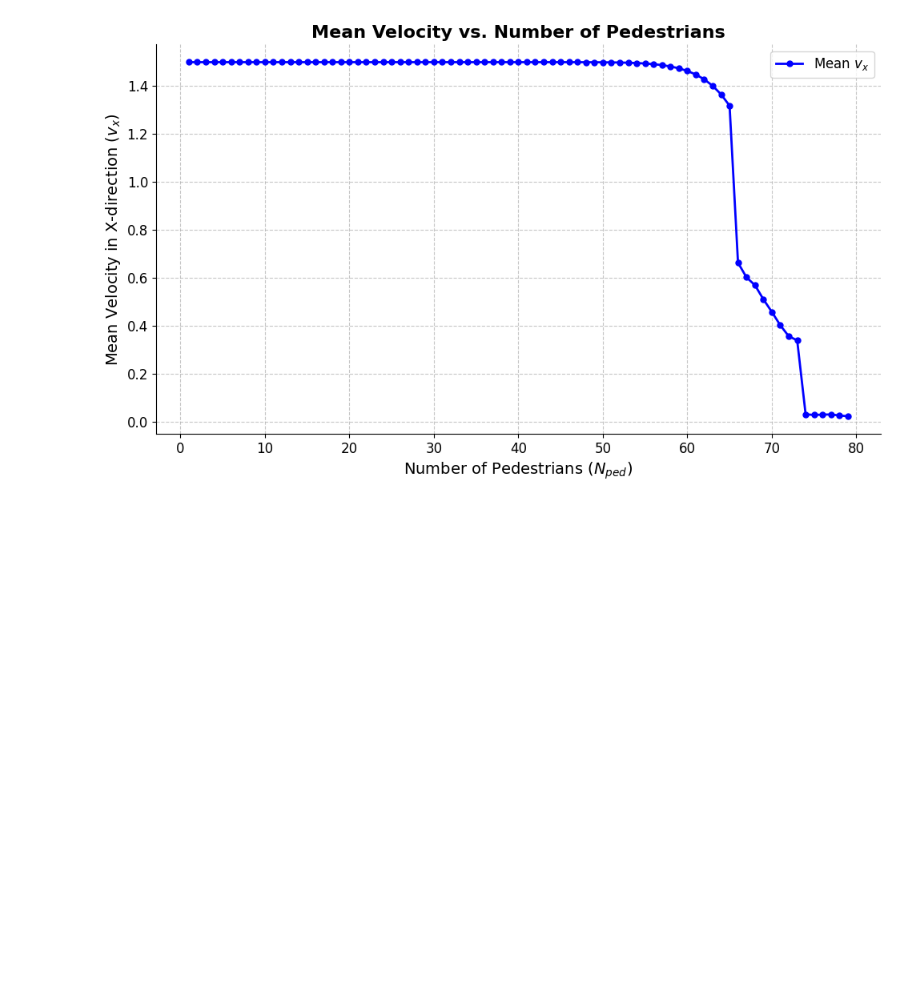
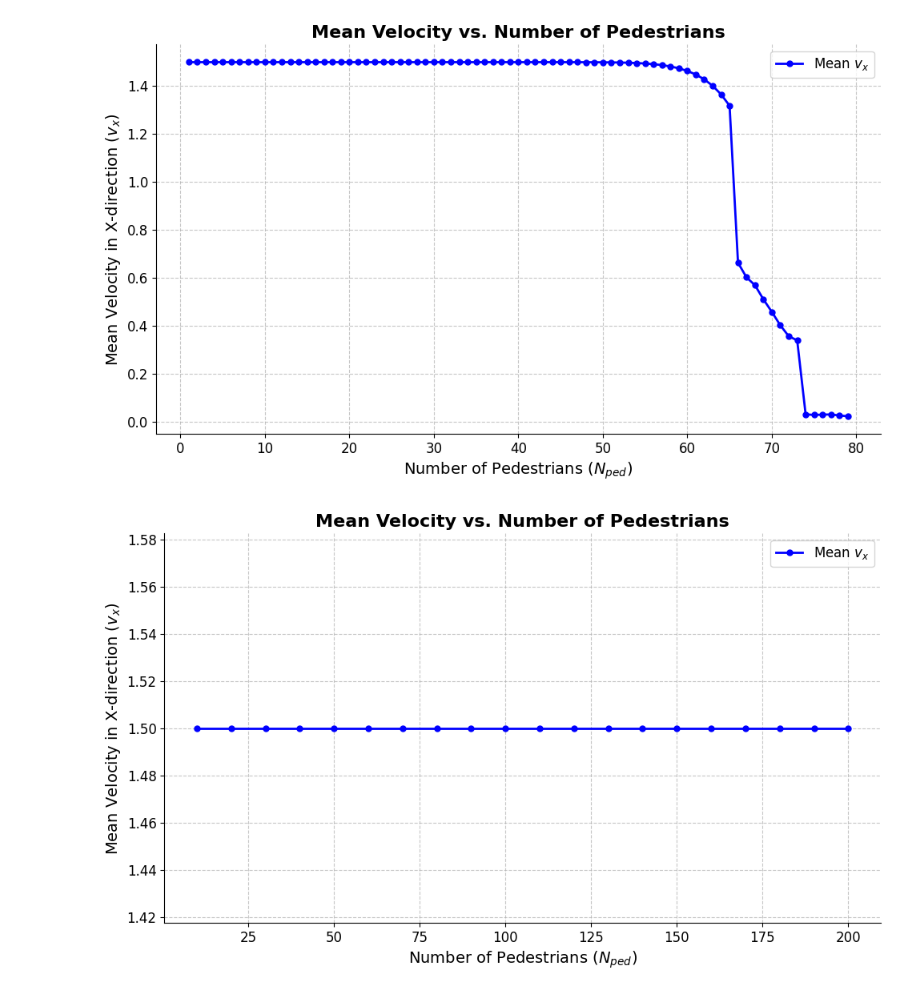
Before and after one commit to s2013568/DEM_test, a Jupyter notebook: Generalized_testing_framework/Ultimate_graph_plotter.ipynb, the cells around one changed output. Saved outputs shown, nothing was run; the diff lists cells and outputs as text; code cells hidden in the pictures; blank space fills up the shorter version.

```diff
--- a/Generalized_testing_framework/Ultimate_graph_plotter.ipynb
+++ b/Generalized_testing_framework/Ultimate_graph_plotter.ipynb
@@ -42,3 +42,44 @@ plt.tight_layout()
 plt.show()
 # %% [output]
 [figure]
+# %%
+import matplotlib.pyplot as plt
+import numpy as np
+
+# Load data from file
+file_path = 'Data_03112024/2D_Straight_Flow/mean_velocities.txt'
+data = np.loadtxt(file_path, delimiter='\t', skiprows=1)
+
+# Extract N_ped and Mean_vx
+N_ped = data[:, 0]
+Mean_vx = data[:, 1]
+
+# Create figure and axis
+fig, ax = plt.subplots(figsize=(10, 6))
+
+# Plot the data
+ax.plot(N_ped, Mean_vx, color='b', linewidth=2, linestyle='-', marker='o', markersize=5, label='Mean $v_x$')
+
+# Set title and labels
+ax.set_title('Mean Velocity vs. Number of Pedestrians', fontsize=16, fontweight='bold')
+ax.set_xlabel('Number of Pedestrians ($N_{ped}$)', fontsize=14)
+ax.set_ylabel('Mean Velocity in X-direction ($v_x$)', fontsize=14)
+
+# Add grid
+ax.grid(True, linestyle='--', alpha=0.7)
+
+# Customize ticks
+ax.tick_params(axis='both', which='major', labelsize=12)
+
+# Add legend
+ax.legend(fontsize=12)
+
+# Remove spines for a cleaner look
+ax.spines['top'].set_visible(False)
+ax.spines['right'].set_visible(False)
+
+# Show plot
+plt.tight_layout()
+plt.show()
+# %% [output]
+[figure, added]
```
Also changed, not shown: parts of 1 cell of this notebook, 23 other files.
